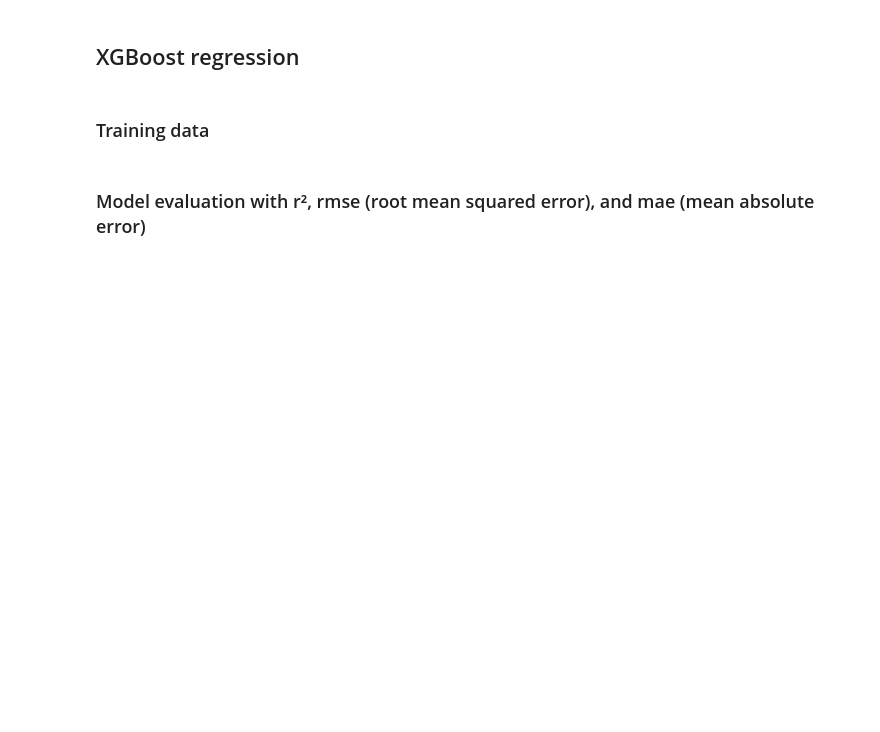
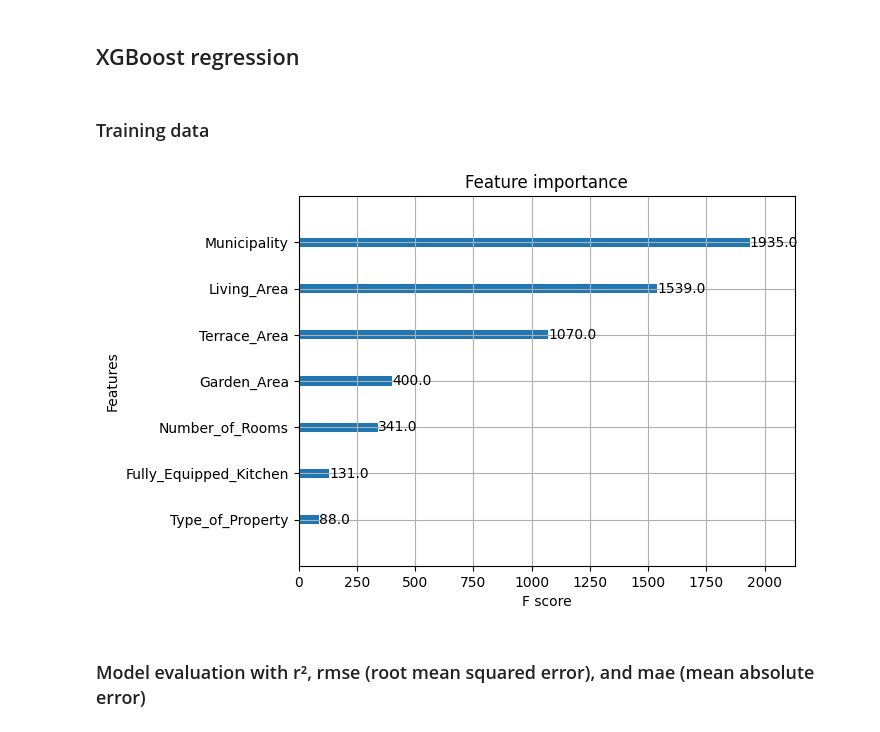
Before and after one commit to StefVandekerckhove1/challenge-regression, a Jupyter notebook: Main.ipynb, the cells around one changed output. Saved outputs shown, nothing was run; the diff lists cells and outputs as text; code cells hidden in the pictures; blank space fills up the shorter version.

```diff
--- a/Main.ipynb
+++ b/Main.ipynb
@@ -77,8 +100,15 @@ X_train, X_test, y_train, y_test = train_test_split(X, y, test_size = 0.2, rando
+# %%
+# normalize numeric data
+
+X_train['Living_Area'] = np.log2(X_train['Living_Area'])
+X_test['Living_Area'] = np.log2(X_test['Living_Area'])
+y_train_norm = np.log2(y_train)
+y_test_norm = np.log2(y_test)
 # %%
 # Create regression matrices
 
-dtrain_reg = xgb.DMatrix(X_train, y_train, enable_categorical=True)
-dtest_reg = xgb.DMatrix(X_test, y_test, enable_categorical=True)
+dtrain_reg = xgb.DMatrix(X_train, y_train_norm, enable_categorical=True)
+dtest_reg = xgb.DMatrix(X_test, y_test_norm, enable_categorical=True)
 # %% [markdown]
 ## XGBoost regression
 # %% [markdown]
@@ -96,3 +128,9 @@ model = xgb.train(
+# %%
+# Plot the feature importances
+xgb.plot_importance(model)
+plt.show()
+# %% [output]
+[figure, added]
 # %% [markdown]
 ### Model evaluation with r², rmse (root mean squared error), and mae (mean absolute error)
 # %%
```
Also changed, not shown: parts of 19 cells of this notebook, 5 other files.
